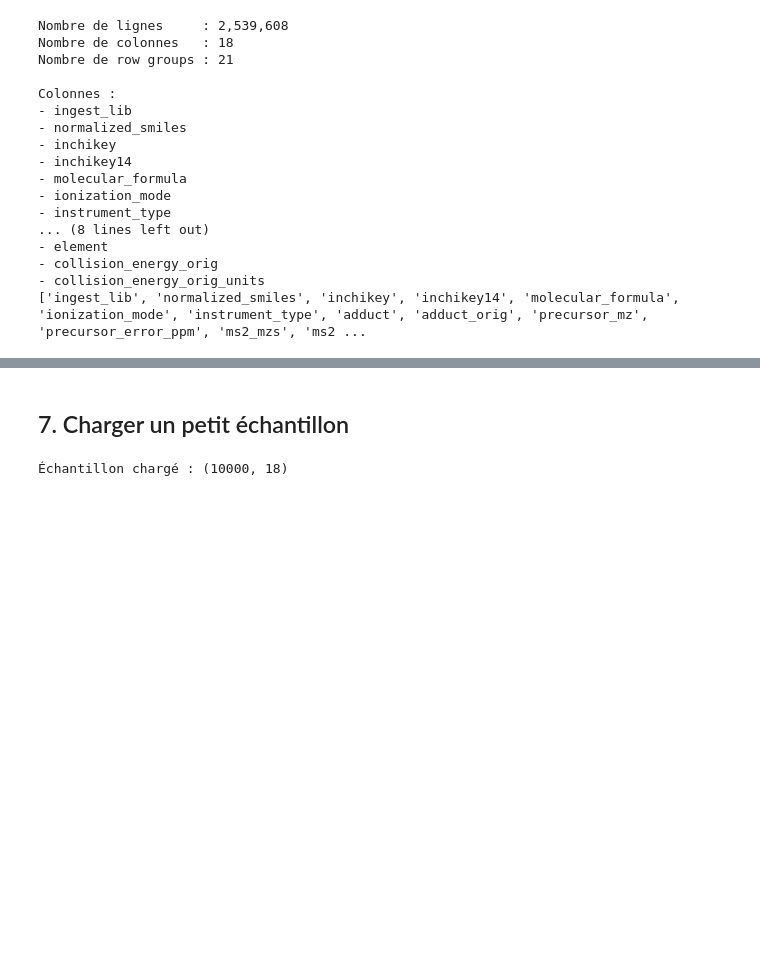
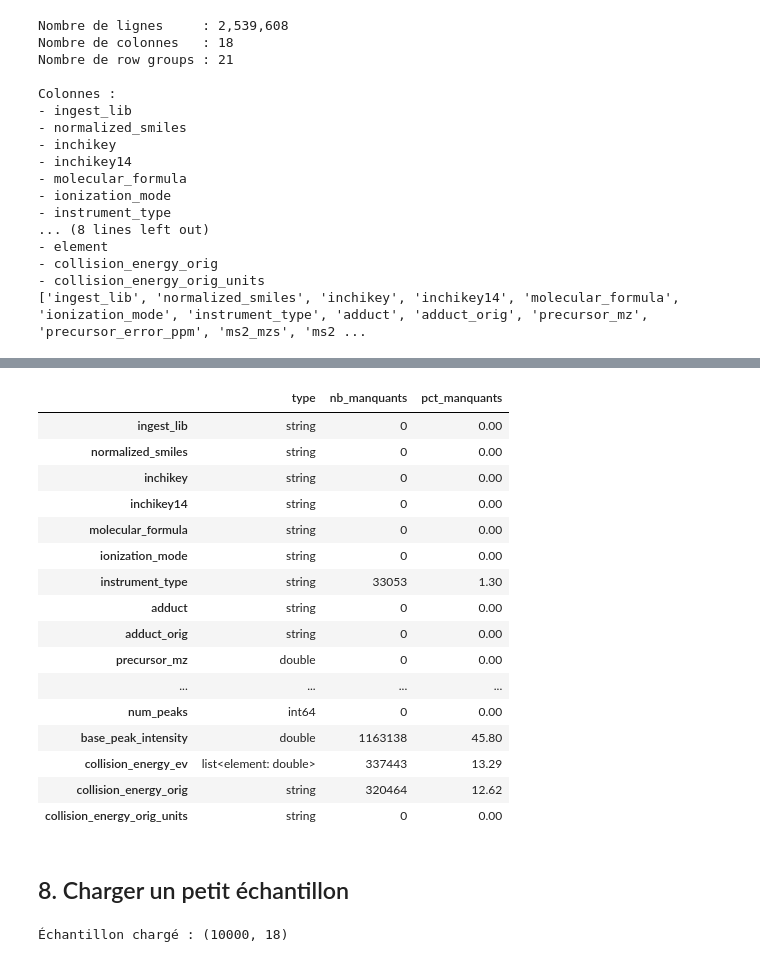
Before and after one commit to AntoninR-cmd/projet_ml, a Jupyter notebook: CASMI_2026_kagglehub_import_EDA.ipynb, the cells around one changed output, grey strips where cells are left out. Saved outputs shown, nothing was run; the diff lists cells and outputs as text; code cells hidden in the pictures; blank space fills up the shorter version.

```diff
--- a/CASMI_2026_kagglehub_import_EDA.ipynb
+++ b/CASMI_2026_kagglehub_import_EDA.ipynb
@@ -111,5 +115,41 @@ Colonnes :
+# %%
+n_rows = train_file.metadata.num_rows
+null_counts = pd.Series(0, index=train_file.schema_arrow.names)
+
+for i in range(train_file.num_row_groups):
+    rg = train_file.metadata.row_group(i)
+    for j in range(rg.num_columns):
+        col = rg.column(j)
+        # "ms2_mzs.list.element" -> "ms2_mzs"
+        null_counts[col.path_in_schema.split(".")[0]] += col.statistics.null_count
+
+summary = pd.DataFrame({
+    "type": [str(field.type) for field in train_file.schema_arrow],
+    "nb_manquants": null_counts,
+    "pct_manquants": (null_counts / n_rows * 100).round(2)
+})
+
+display(summary)
+# %% [output]
+|  | type | nb_manquants | pct_manquants |
+| ingest_lib | string | 0 | 0.00 |
+| normalized_smiles | string | 0 | 0.00 |
+| inchikey | string | 0 | 0.00 |
+| inchikey14 | string | 0 | 0.00 |
+| molecular_formula | string | 0 | 0.00 |
+| ionization_mode | string | 0 | 0.00 |
+| instrument_type | string | 33053 | 1.30 |
+| adduct | string | 0 | 0.00 |
+| adduct_orig | string | 0 | 0.00 |
+| precursor_mz | double | 0 | 0.00 |
+| ... | ... | ... | ... |
+| num_peaks | int64 | 0 | 0.00 |
+| base_peak_intensity | double | 1163138 | 45.80 |
+| collision_energy_ev | list<element: double> | 337443 | 13.29 |
+| collision_energy_orig | string | 320464 | 12.62 |
+| collision_energy_orig_units | string | 0 | 0.00 |
 # %% [markdown]
-## 7. Charger un petit échantillon
+## 8. Charger un petit échantillon
 # %%
 train = train_file.read_row_group(0).to_pandas()
 
```
Also changed, not shown: parts of 46 cells of this notebook, 6 other files.
